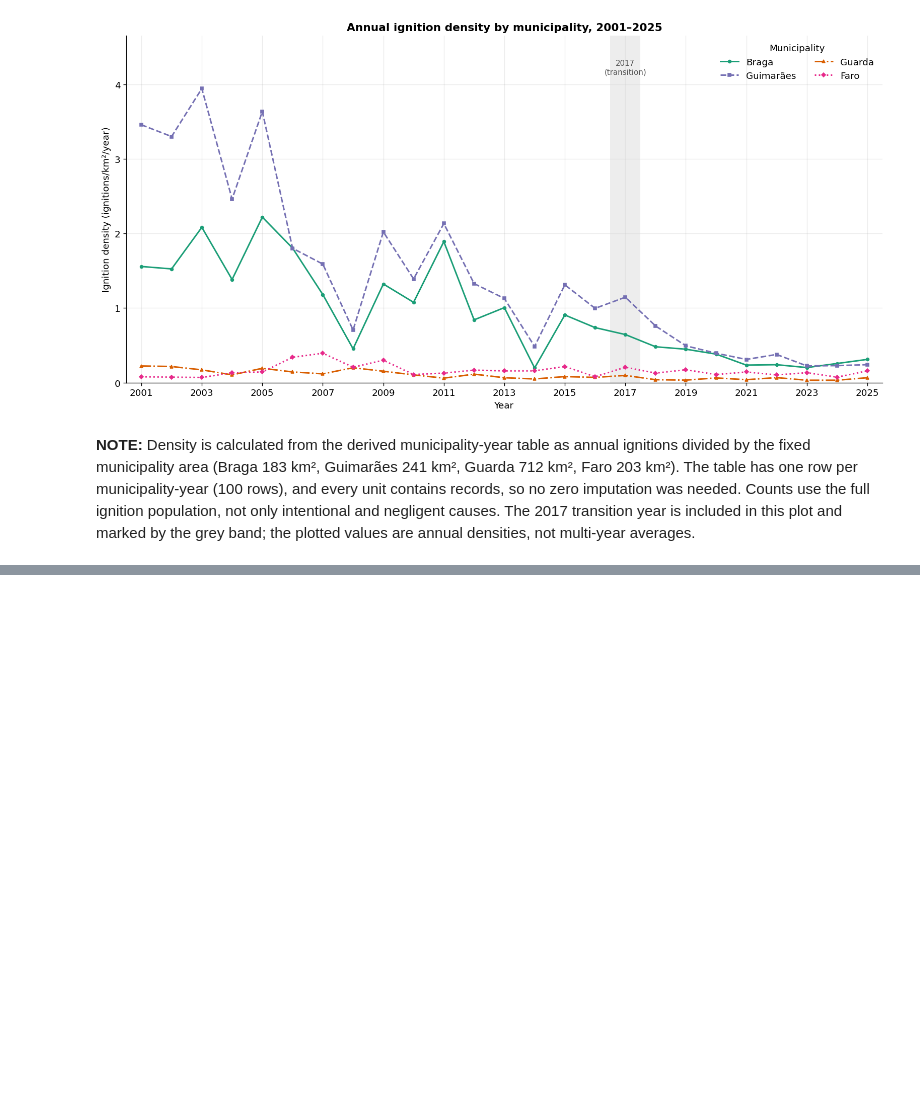
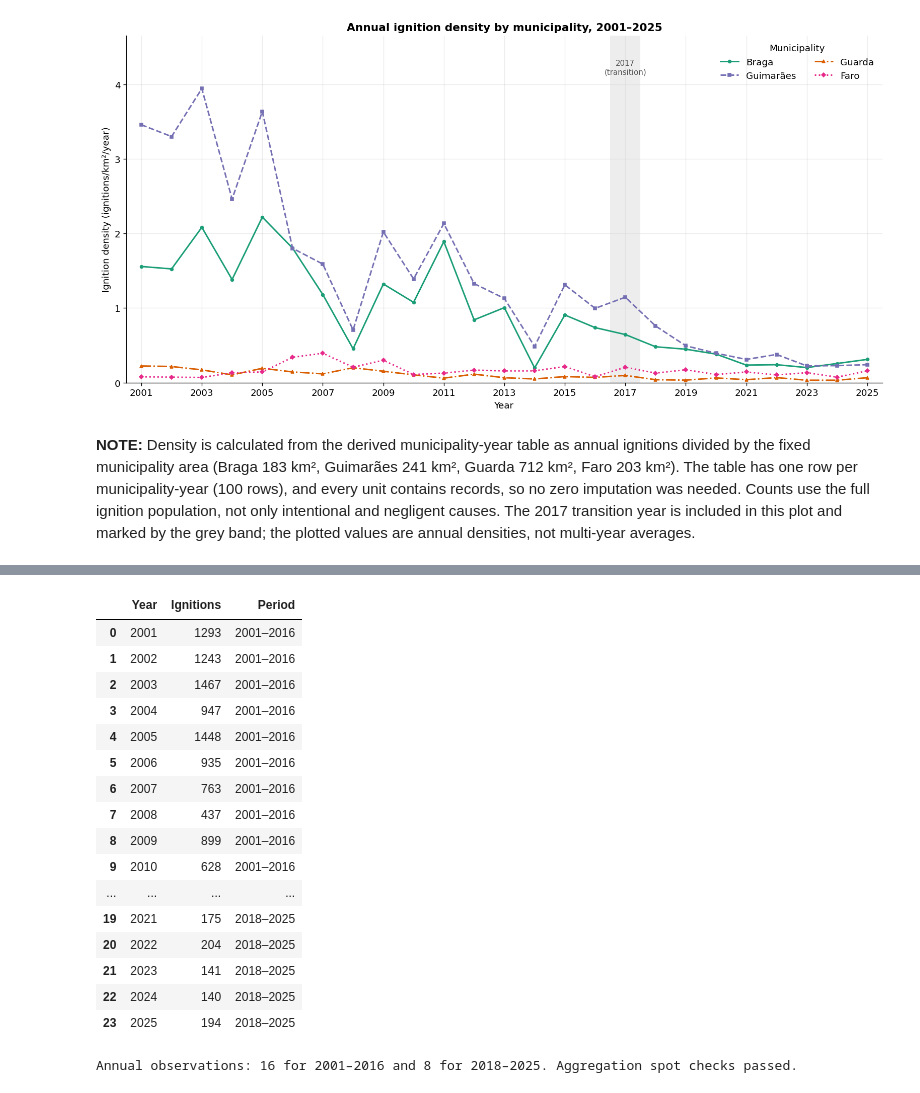
Before and after one commit to Rodrigosoares124/TEAM07-FCED, a Jupyter notebook: 00_scope_definition.ipynb, the cells around one changed output, grey strips where cells are left out. Saved outputs shown, nothing was run; the diff lists cells and outputs as text; code cells hidden in the pictures; blank space fills up the shorter version.

```diff
--- a/00_scope_definition.ipynb
+++ b/00_scope_definition.ipynb
@@ -2320,0 +2836,71 @@ IGNITION DENSITY CONCLUSIONS:
+# %%
+# One observation per year: annual ignitions summed across the four municipalities.
+rq2_years = list(range(2001, 2017)) + list(range(2018, 2026))
+if len(rq2_years) != 24 or 2017 in rq2_years:
+    raise ValueError("The RQ2 year list must contain 24 years and exclude 2017.")
+if len(annual_ignition_counts) != len(MUNICIPALITIES) * 25:
+    raise ValueError("The municipality-year table does not cover all 25 years.")
+
+rq2_annual = (
+    annual_ignition_counts.loc[
+        annual_ignition_counts["ANALYSIS_YEAR"].isin(rq2_years)
+    ]
+    .groupby("ANALYSIS_YEAR", observed=True)["IGNITIONS"]
+    .sum()
+    .reindex(rq2_years)
+    .rename("IGNITIONS")
+    .reset_index()
+)
+if rq2_annual["IGNITIONS"].isna().any():
+    raise ValueError("At least one expected year is missing from the annual series.")
+rq2_annual["PERIOD"] = np.where(
+    rq2_annual["ANALYSIS_YEAR"] <= 2016, "2001-2016", "2018-2025"
+)
+if set(rq2_annual["PERIOD"]) != set(COMPARISON_PERIODS):
+    raise ValueError("The annual series does not contain both comparison periods.")
+
+# Independent spot checks: the year totals must match the canonical dataset.
+for check_year in (2001, 2016, 2018, 2025):
+    expected_total = int((scoped_data["ANALYSIS_YEAR"] == check_year).sum())
+    observed_total = int(
+        rq2_annual.loc[
+            rq2_annual["ANALYSIS_YEAR"] == check_year, "IGNITIONS"
+        ].iloc[0]
+    )
+    if observed_total != expected_total:
+        raise ValueError(
+            f"Annual aggregation failed for {check_year}: "
+            f"{observed_total} != {expected_total}."
+        )
+
+rq2_annual_table = rq2_annual.rename(columns={
+    "ANALYSIS_YEAR": "Year", "PERIOD": "Period", "IGNITIONS": "Ignitions",
+})
+rq2_annual_table["Period"] = rq2_annual_table["Period"].map(PERIOD_LABELS)
+display(rq2_annual_table)
+
+rq2_counts_by_period = rq2_annual.groupby("PERIOD", observed=True).size()
+print(
+    f"Annual observations: {rq2_counts_by_period.get('2001-2016', 0)} "
+    f"for 2001–2016 and {rq2_counts_by_period.get('2018-2025', 0)} "
+    "for 2018–2025. Aggregation spot checks passed."
+)
+# %% [output]
+|  | Year | Ignitions | Period |
+| 0 | 2001 | 1293 | 2001–2016 |
+| 1 | 2002 | 1243 | 2001–2016 |
+| 2 | 2003 | 1467 | 2001–2016 |
+| 3 | 2004 | 947 | 2001–2016 |
+| 4 | 2005 | 1448 | 2001–2016 |
+| 5 | 2006 | 935 | 2001–2016 |
+| 6 | 2007 | 763 | 2001–2016 |
+| 7 | 2008 | 437 | 2001–2016 |
+| 8 | 2009 | 899 | 2001–2016 |
+| 9 | 2010 | 628 | 2001–2016 |
+| ... | ... | ... | ... |
+| 19 | 2021 | 175 | 2018–2025 |
+| 20 | 2022 | 204 | 2018–2025 |
+| 21 | 2023 | 141 | 2018–2025 |
+| 22 | 2024 | 140 | 2018–2025 |
+| 23 | 2025 | 194 | 2018–2025 |
+Annual observations: 16 for 2001–2016 and 8 for 2018–2025. Aggregation spot checks passed.
```
Also changed, not shown: parts of 51 cells of this notebook.
